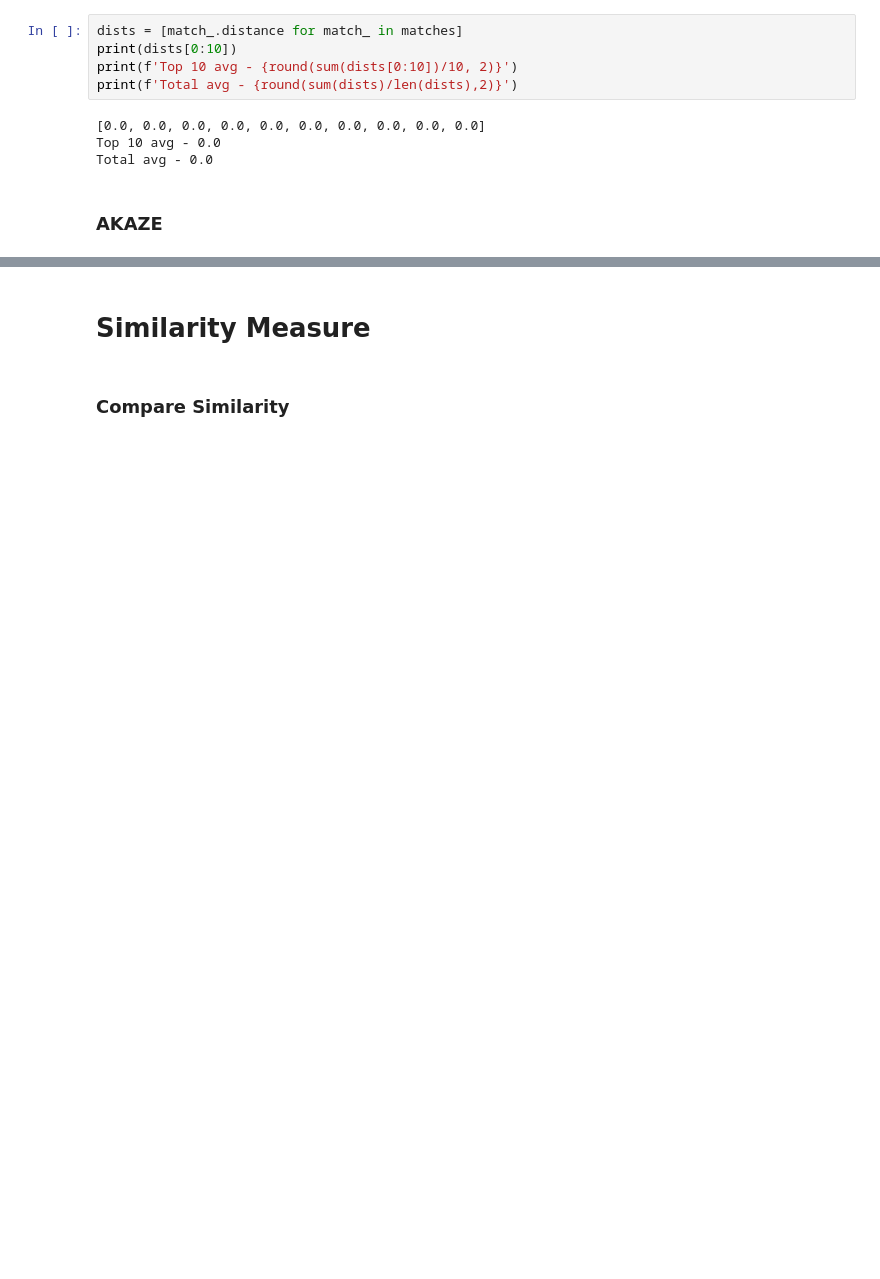
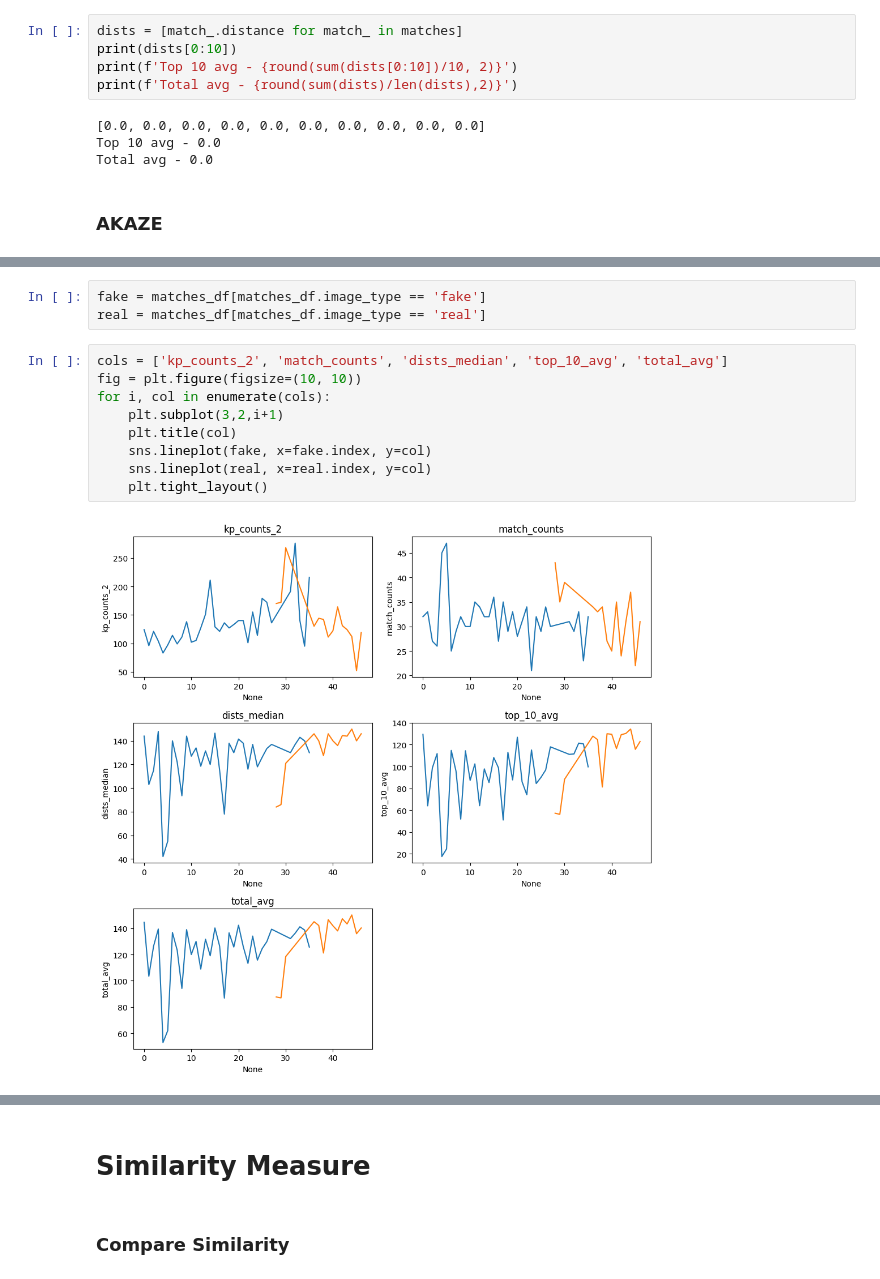
Before and after one commit to LEEINSEO-0118/Brand_Detective, a Jupyter notebook: Similarity_Measure/Similarity_Measure_Practice.ipynb, the cells around one changed output, grey strips where cells are left out. Drawn from its saved outputs; the diff is of its cells as text; blank space fills up the shorter version.

```diff
--- a/Similarity_Measure/Similarity_Measure_Practice.ipynb
+++ b/Similarity_Measure/Similarity_Measure_Practice.ipynb
@@ -260,0 +358,14 @@ Total avg - 77.87
+# %%
+fake = matches_df[matches_df.image_type == 'fake']
+real = matches_df[matches_df.image_type == 'real']
+# %%
+cols = ['kp_counts_2', 'match_counts', 'dists_median', 'top_10_avg', 'total_avg']
+fig = plt.figure(figsize=(10, 10))
+for i, col in enumerate(cols):
+    plt.subplot(3,2,i+1)
+    plt.title(col)
+    sns.lineplot(fake, x=fake.index, y=col)
+    sns.lineplot(real, x=real.index, y=col)
+    plt.tight_layout()
+# %% [output]
+[figure, added]
```
Also changed, not shown: parts of 36 cells of this notebook.
